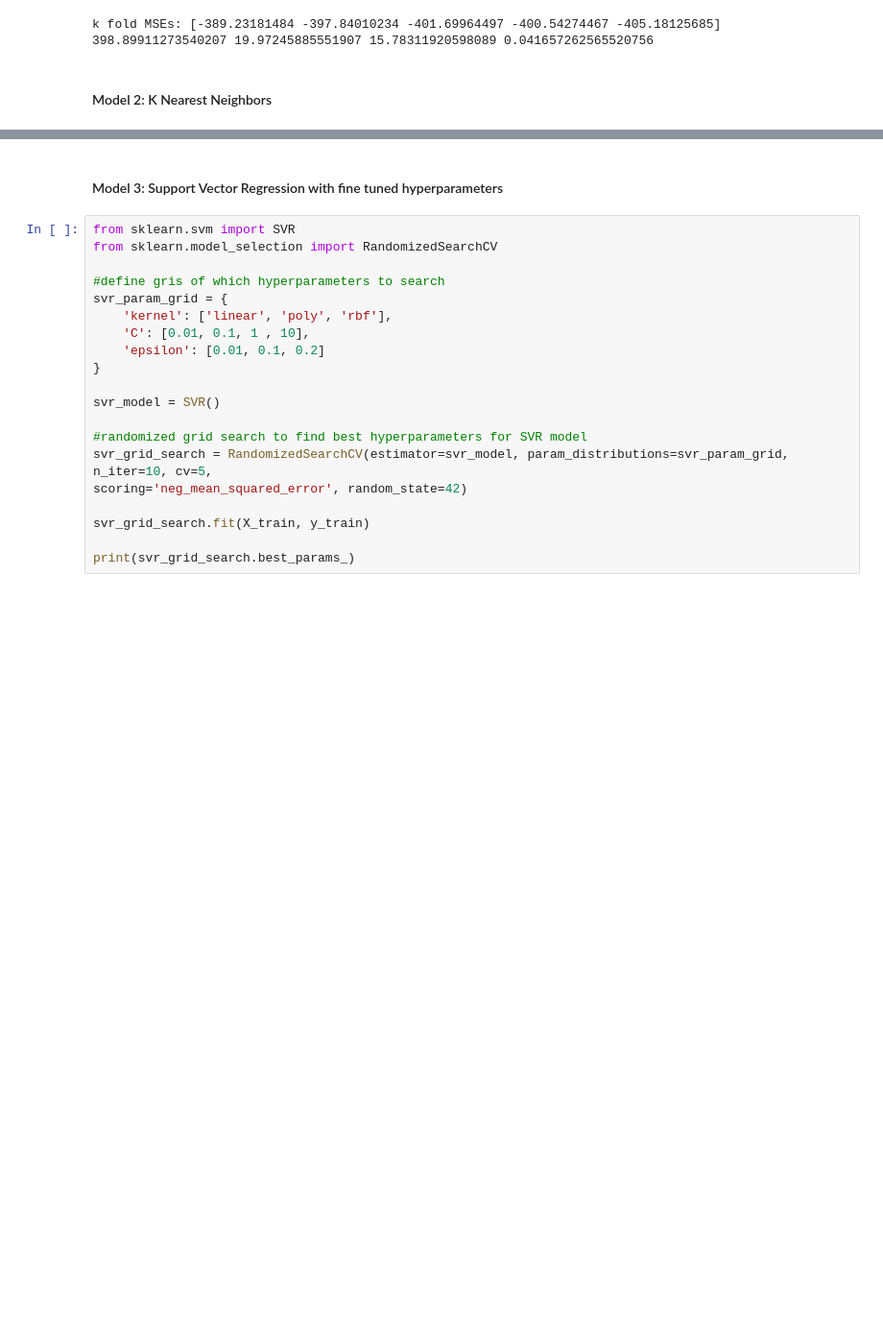
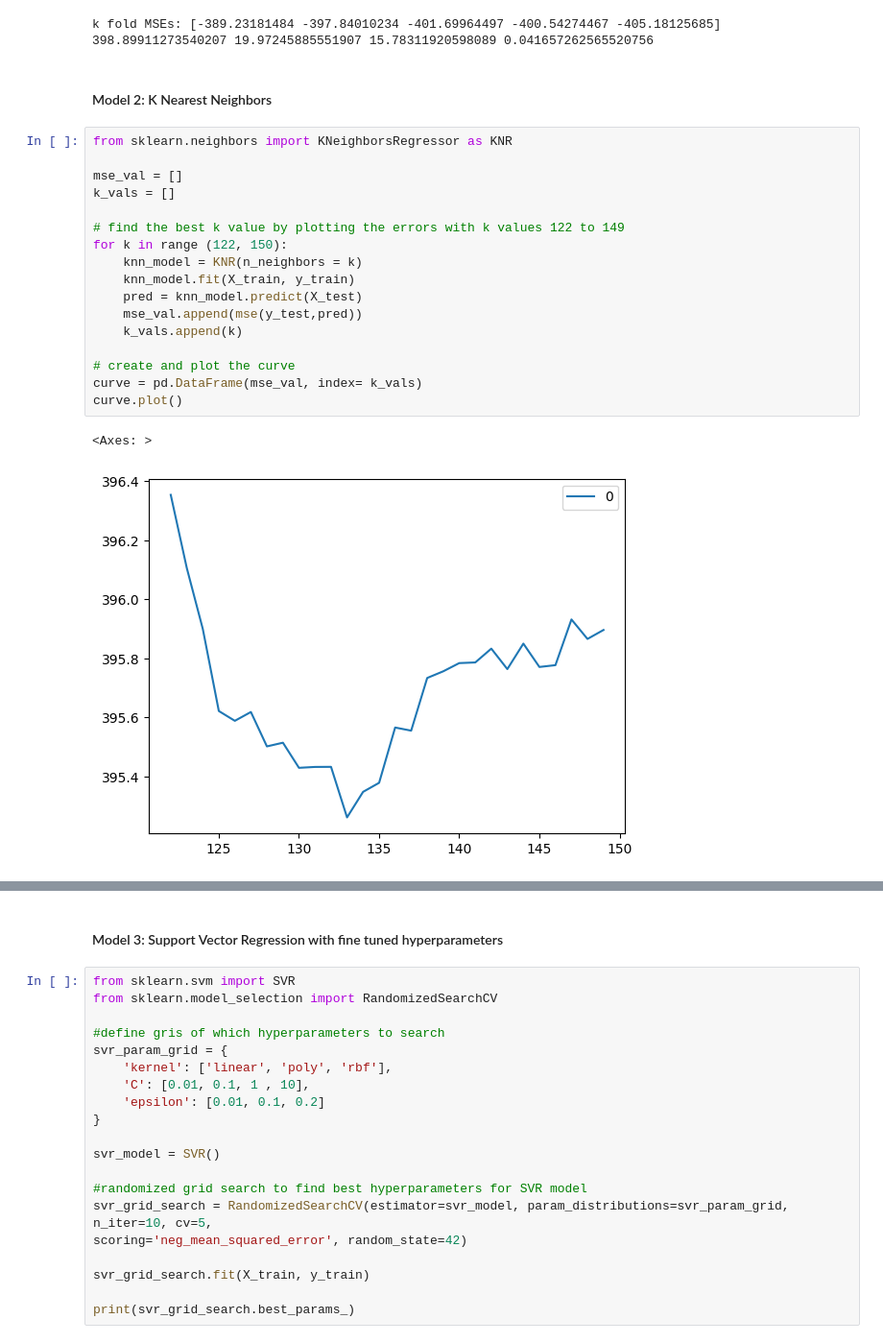
Before and after one commit to mahnsi/Group22FinalProject, a Jupyter notebook: group22FinalProject.ipynb, the cells around one changed output, grey strips where cells are left out. Shown at 96% size. Cells and saved outputs as stored; diff of their text form; blank space fills up the shorter version.

```diff
--- a/group22FinalProject.ipynb
+++ b/group22FinalProject.ipynb
@@ -415,4 +415,24 @@ k fold MSEs: [-389.23181484 -397.84010234 -401.69964497 -400.54274467 -405.18125
 398.89911273540207 19.97245885551907 15.78311920598089 0.041657262565520756
 # %% [markdown]
 #### Model 2: K Nearest Neighbors
+# %%
+from sklearn.neighbors import KNeighborsRegressor as KNR
+
+mse_val = []
+k_vals = []
+
+# find the best k value by plotting the errors with k values 122 to 149
+for k in range (122, 150):
+    knn_model = KNR(n_neighbors = k)
+    knn_model.fit(X_train, y_train)
+    pred = knn_model.predict(X_test)
+    mse_val.append(mse(y_test,pred))
+    k_vals.append(k)
+
+# create and plot the curve
+curve = pd.DataFrame(mse_val, index= k_vals)
+curve.plot()
+# %% [output]
+<Axes: >
+[figure, added]
 # %%
```
Also changed, not shown: parts of 5 cells of this notebook.
